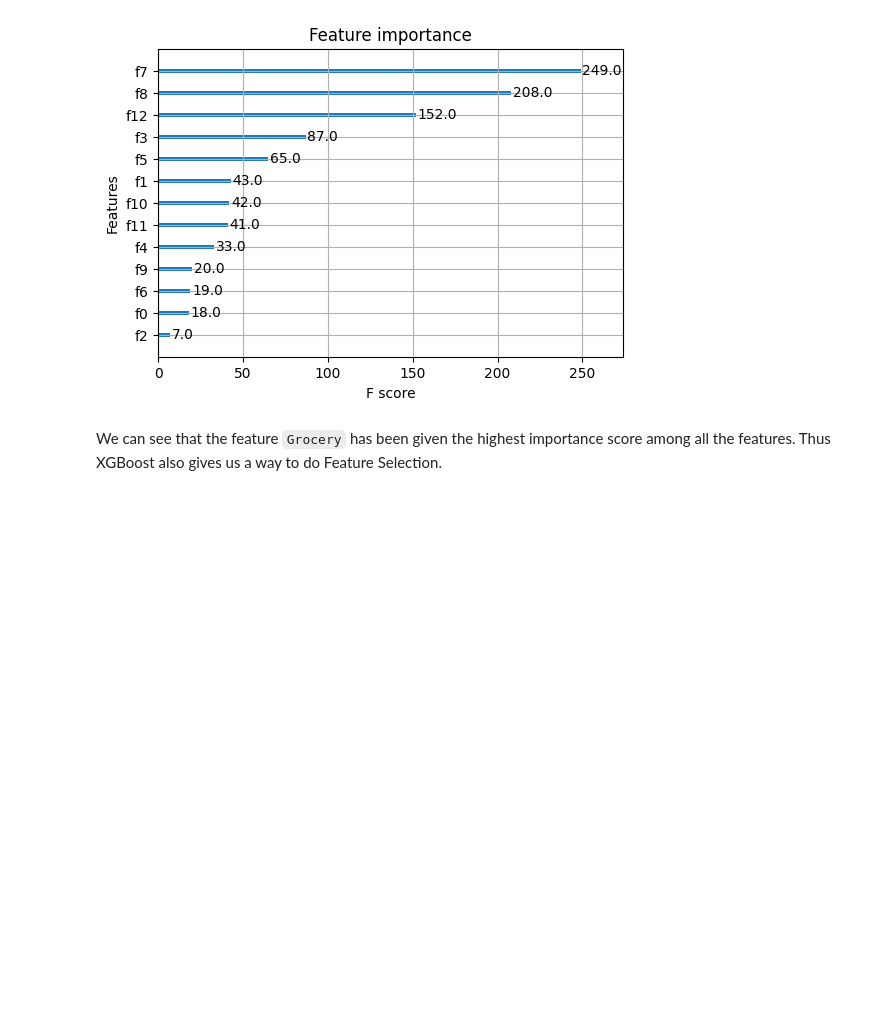
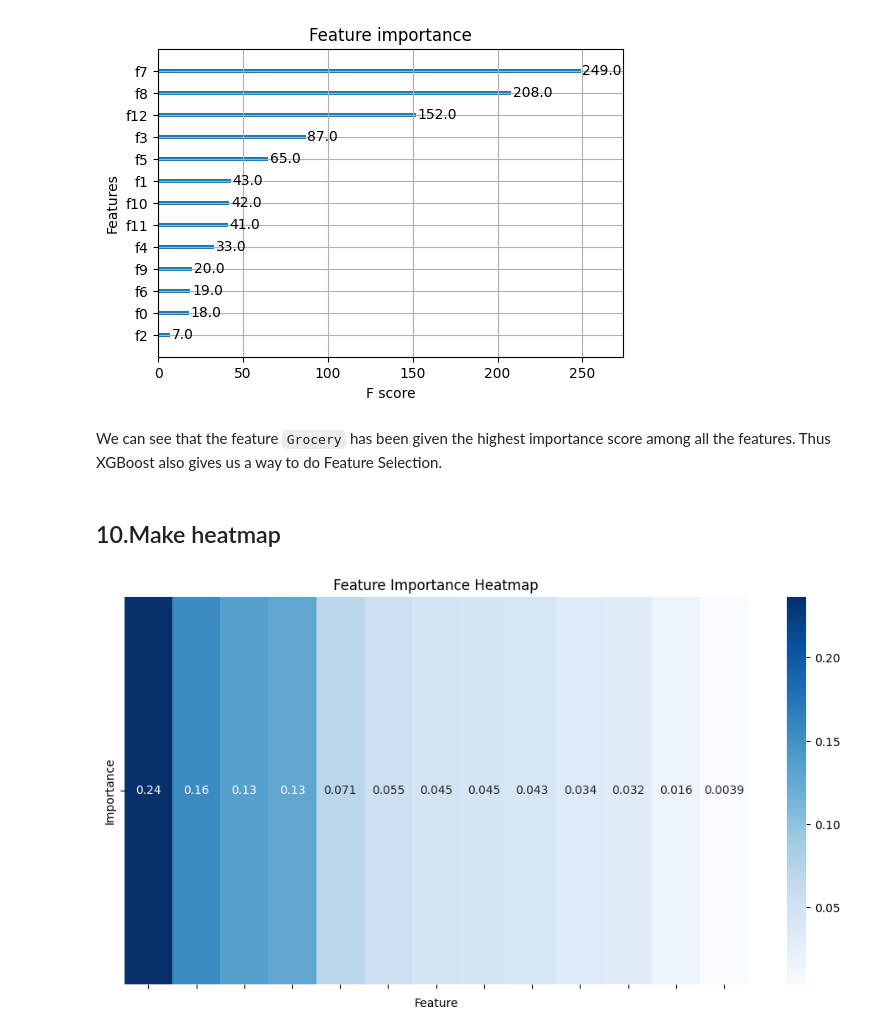
Before and after one commit to parhamde/XGBoost-Tutorial, a Jupyter notebook: XGBOOST.ipynb, the cells around one changed output. Saved outputs shown, nothing was run; the diff lists cells and outputs as text; code cells hidden in the pictures; blank space fills up the shorter version.

```diff
--- a/XGBOOST.ipynb
+++ b/XGBOOST.ipynb
@@ -318,3 +318,28 @@ plt.show()
 [figure]
 # %% [markdown]
 We can see that the feature `Grocery`  has been given the highest importance score among all the features. Thus XGBoost also gives us a way to do Feature Selection.
+# %% [markdown]
+## 10.Make heatmap
+# %%
+import matplotlib.pyplot as plt
+import seaborn as sns
+
+# گرفتن اهمیت ویژگی‌ها از مدل
+feature_importances = model.feature_importances_
+
+# تبدیل اهمیت ویژگی‌ها به DataFrame برای استفاده در heatmap
+feature_importance_df = pd.DataFrame({
+    'Feature': original_columns_train,
+    'Importance': feature_importances
+})
+
+# مرتب‌سازی ویژگی‌ها بر اساس اهمیت
+feature_importance_df.sort_values(by='Importance', ascending=False, inplace=True)
+
+# رسم heatmap
+plt.figure(figsize=(12, 6))
+sns.heatmap(feature_importance_df.set_index('Feature').T, cmap='Blues', annot=True)
+plt.title("Feature Importance Heatmap")
+plt.show()
+# %% [output]
+[figure, added]
```
Also changed, not shown: parts of 2 cells of this notebook.
